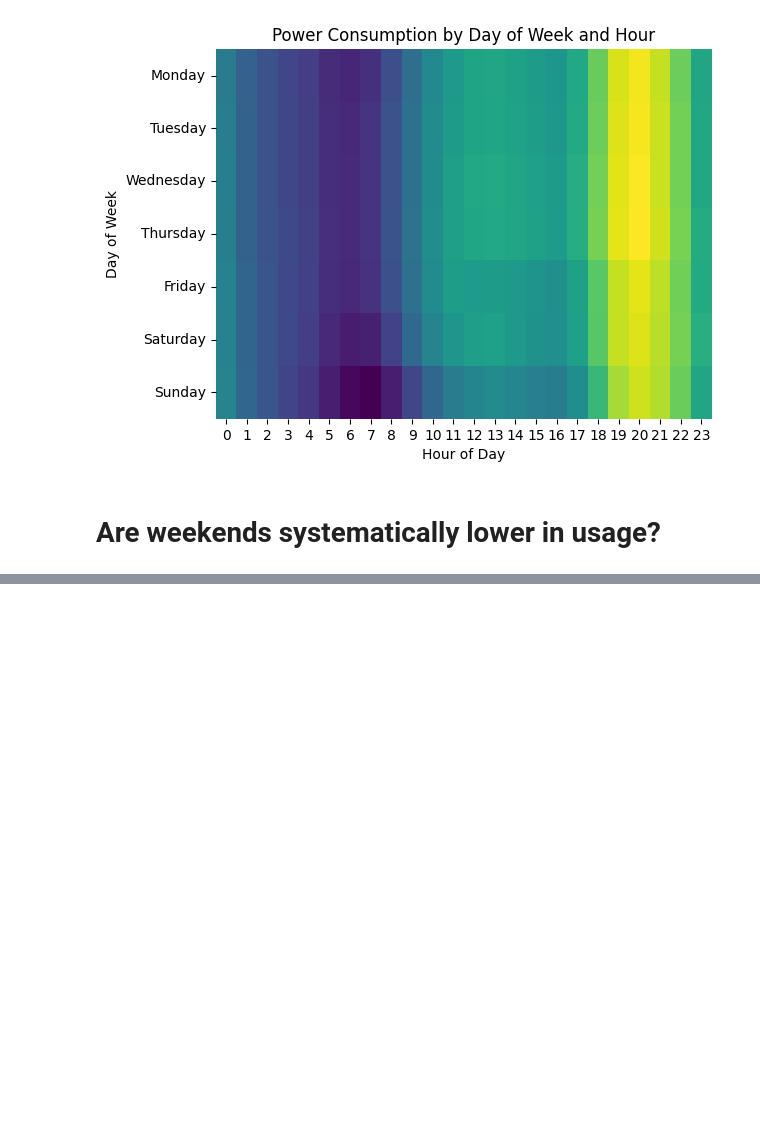
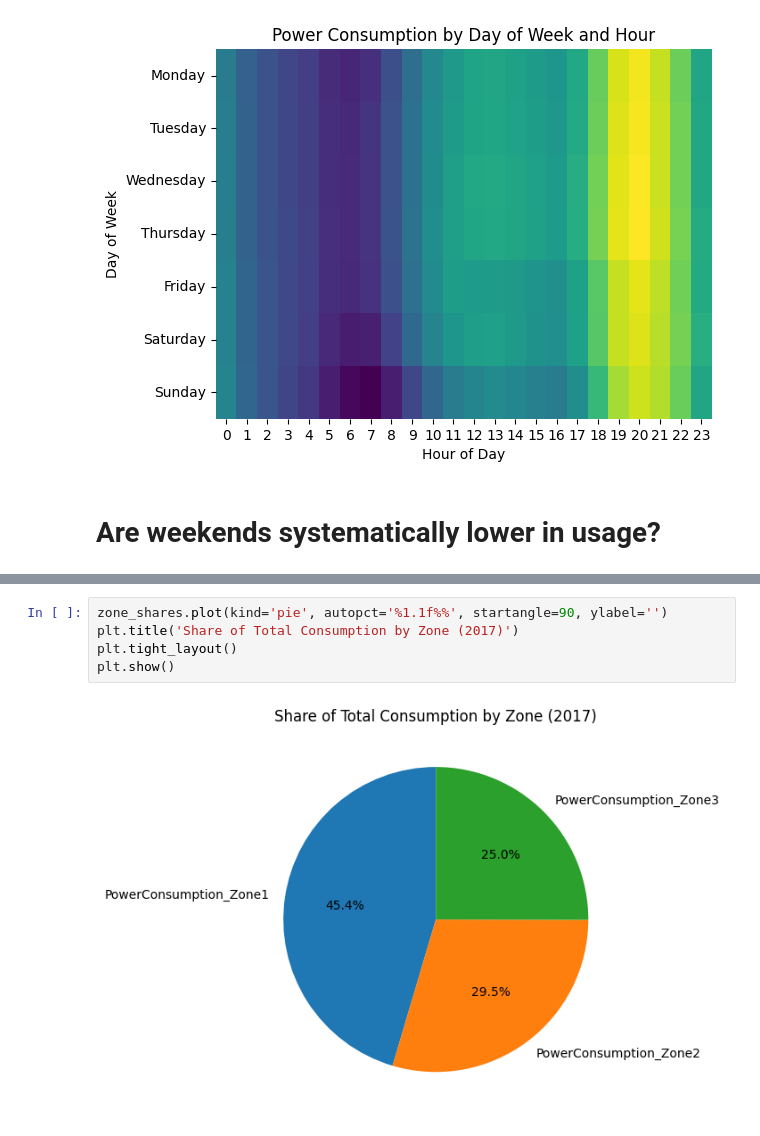
Before and after one commit to cdcoonce/Electricity_Consumption_Analysis, a Jupyter notebook: notebooks/EDA.ipynb, the cells around one changed output, grey strips where cells are left out. Saved outputs shown, nothing was run; the diff lists cells and outputs as text; blank space fills up the shorter version.

```diff
--- a/notebooks/EDA.ipynb
+++ b/notebooks/EDA.ipynb
@@ -97,0 +155,7 @@ consumption['Is_Weekend'] = consumption['Day_Of_Week'].isin([5, 6])  # 5 = Satur
+# %%
+zone_shares.plot(kind='pie', autopct='%1.1f%%', startangle=90, ylabel='')
+plt.title('Share of Total Consumption by Zone (2017)')
+plt.tight_layout()
+plt.show()
+# %% [output]
+[figure, added]
```
Also changed, not shown: parts of 17 cells of this notebook, 6 other files.
